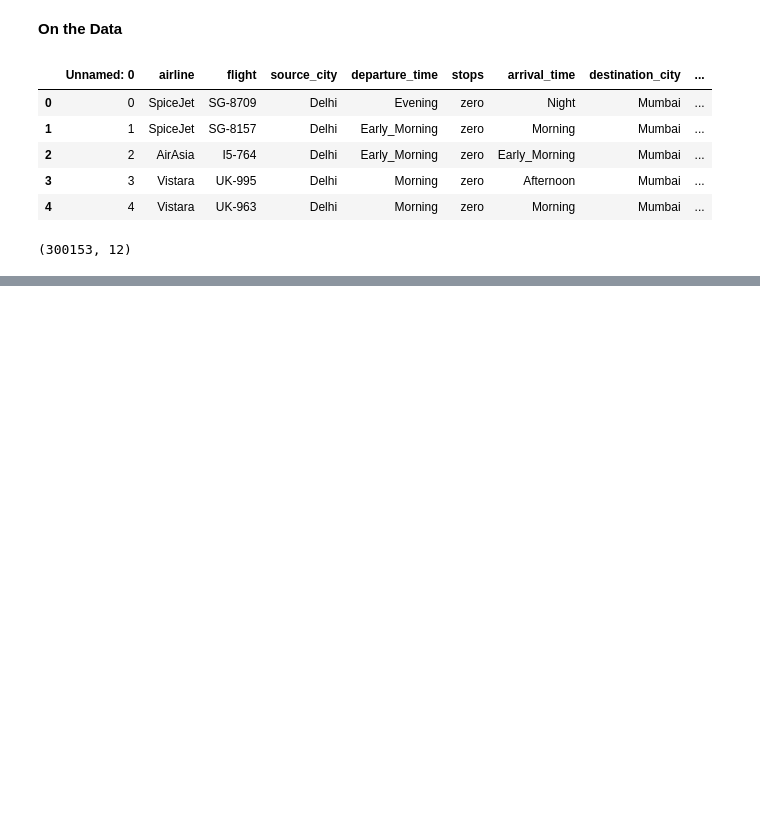
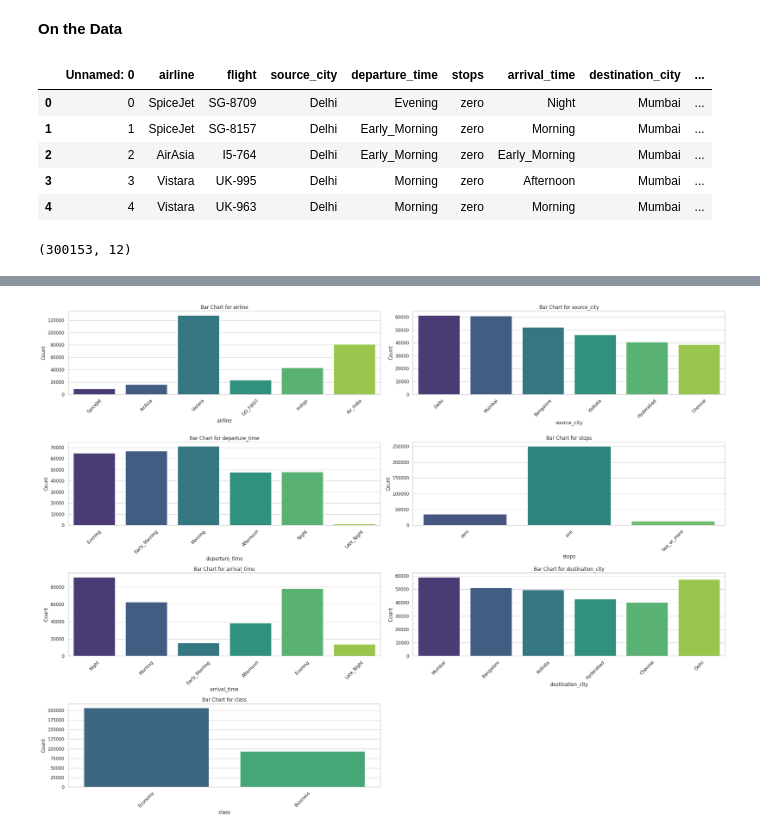
Before and after one commit to ZakariaSoukrat/SkyForcasters, a Jupyter notebook: Projet_AAA_.ipynb, the cells around one changed output, grey strips where cells are left out. Drawn from its saved outputs; the diff is of its cells as text; code cells hidden in the pictures; blank space fills up the shorter version.

```diff
--- a/Projet_AAA_.ipynb
+++ b/Projet_AAA_.ipynb
@@ -102,0 +111,5 @@ ParserError: ignored
+# %%
+# Display unique values for categorical columns
+categorical_cols = ['airline',  'source_city', 'departure_time','stops','arrival_time', 'destination_city', 'class']
+for col in categorical_cols:
+    print(col, data[col].unique())
@@ -102,0 +124,22 @@ ParserError: ignored
+# %%
+import math
+num_cols = len(categorical_cols)
+num_rows = math.ceil(num_cols / 2)  # Adjust the number of columns per row here
+
+# Set the style for the plots
+sns.set(style="whitegrid")
+
+# Create subplots for all categorical columns
+plt.figure(figsize=(24, 18))
+for i, column in enumerate(categorical_cols):
+    plt.subplot(num_rows, 2, i+1)
+    sns.countplot(data=data, x=column, palette="viridis")
+    plt.title(f'Bar Chart for {column}')
+    plt.xlabel(column)
+    plt.ylabel('Count')
+    plt.xticks(rotation=45)  # Rotate x-axis labels for better readability if needed
+
+plt.tight_layout()
+plt.show()
+# %% [output]
+[figure, added]
```
Also changed, not shown: parts of 20 cells of this notebook.
